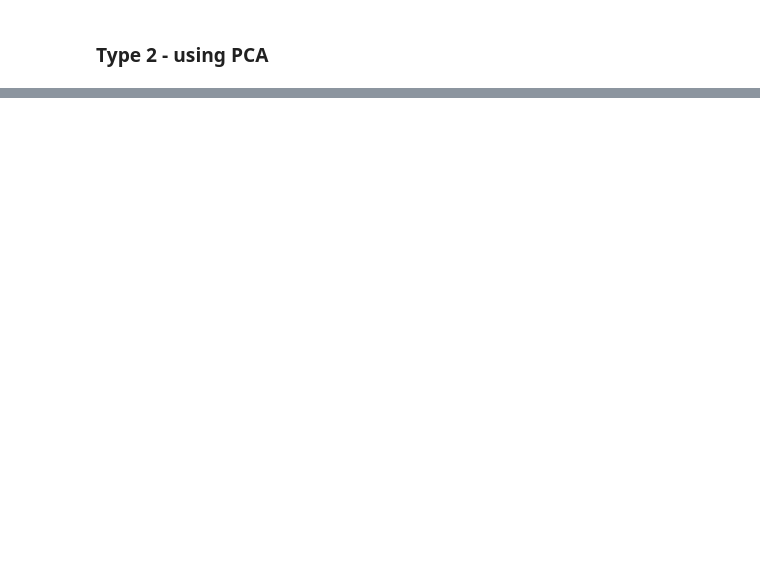
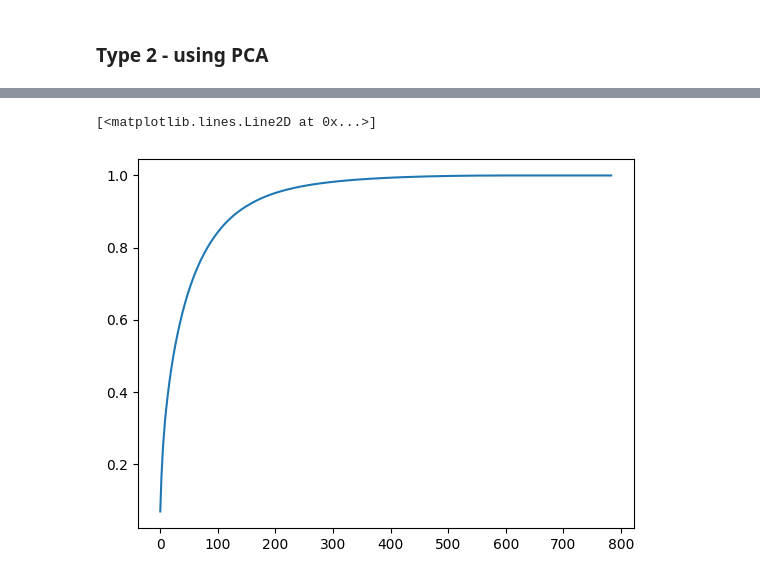
Before and after one commit to Ashura369/Python_and_Data_Science, a Jupyter notebook: 0 ML lecture/17_3 PCA 3.ipynb, the cells around one changed output, grey strips where cells are left out. Cells and saved outputs as stored; diff of their text form; code cells hidden in the pictures; blank space fills up the shorter version.

```diff
--- a/0 ML lecture/17_3 PCA 3.ipynb
+++ b/0 ML lecture/17_3 PCA 3.ipynb
@@ -54,3 +56,20 @@ SCONDS -->  0.00011014938354492188
 ACCURACY : 0.8433333333333334
 # %% [markdown]
 ### **Type 2 - using PCA**
+# %%
+X = df.iloc[:,1:]
+y = df.iloc[:,0]
+
+
+X_train, X_test, y_train, y_test = train_test_split(X, y, test_size=0.2, random_state=42)
+# %%
+scaler = StandardScaler()
+X_train = scaler.fit_transform(X_train)
+X_test = scaler.transform(X_test)
+
+pca = PCA(n_components=3)        # If you write 'None' here, then it will create the number of PCA same as the total number of features in the data
+
+X_train_trf = pca.fit_transform(X_train)
+X_test_trf = pca.transform(X_test)
+
+X_train_trf.shape
@@ -56,0 +146,7 @@ ACCURACY : 0.8433333333333334
+# %%
+pca = PCA(n_components=None)
+
+X_train_trf = pca.fit_transform(X_train)
+X_test_trf = pca.transform(X_test)
+
+print(pca.explained_variance_)
@@ -56,0 +213,8 @@ ACCURACY : 0.8433333333333334
+# %%
+plt.plot(np.cumsum(pca.explained_variance_ratio_))
+
+# x = number of elements
+# y = variance explained
+# %% [output]
+[<matplotlib.lines.Line2D at 0x...>]
+[figure, added]
```
Also changed, not shown: parts of 12 cells of this notebook, 5 other files.
